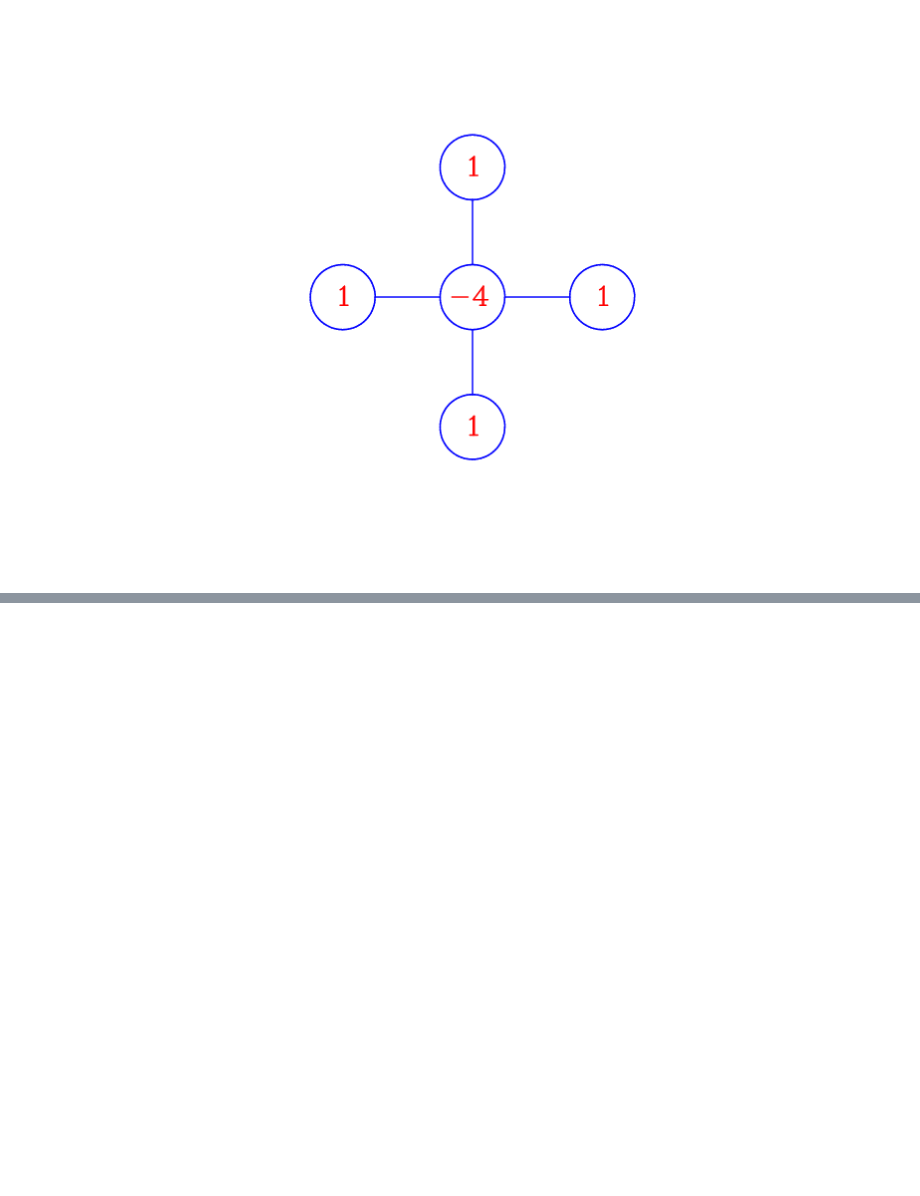
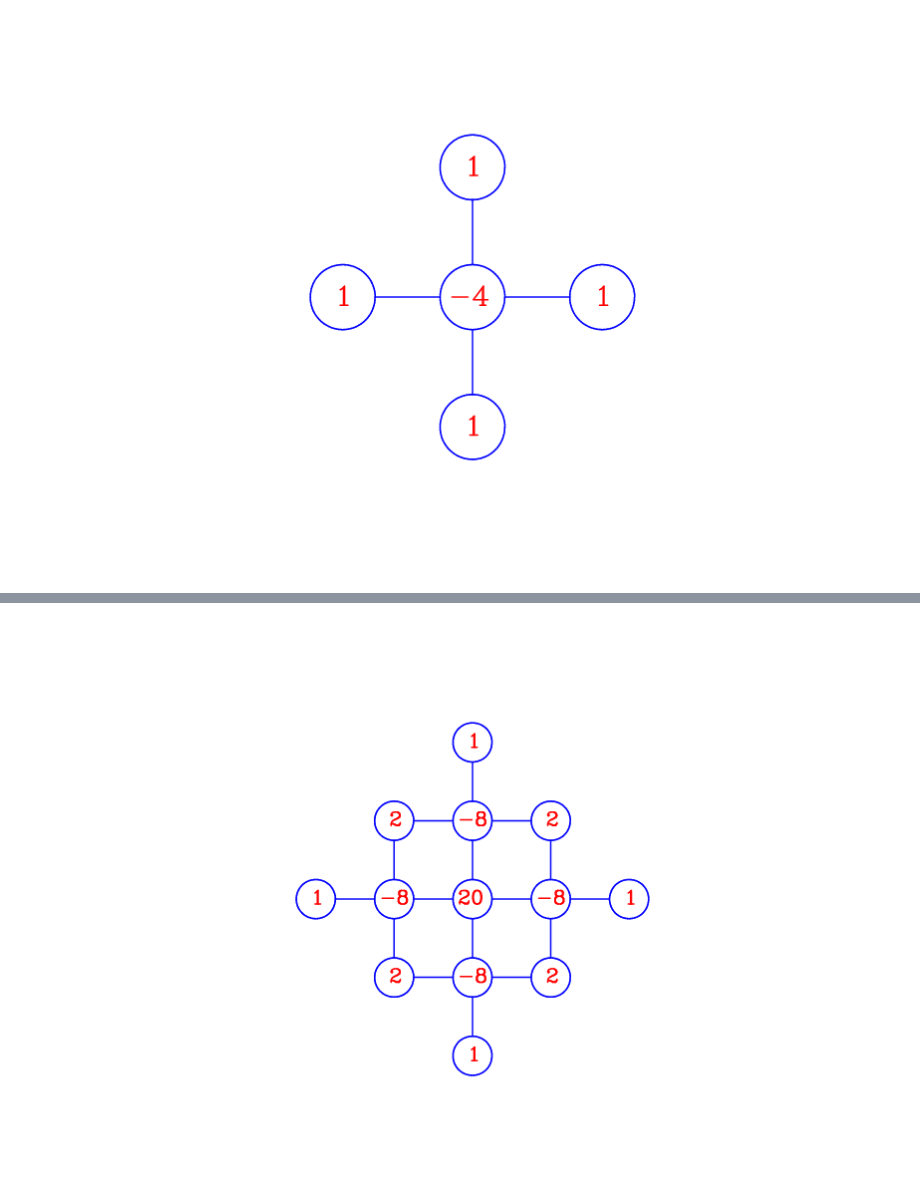
Before and after one commit to timothya87/numeric, a Jupyter notebook: lab8/Lab_8.ipynb, the cells around one changed output, grey strips where cells are left out. Cells and saved outputs as stored; diff of their text form; code cells hidden in the pictures; blank space fills up the shorter version.

```diff
--- a/lab8/Lab_8.ipynb
+++ b/lab8/Lab_8.ipynb
@@ -449,0 +537,4 @@ Image(filename='images/2diff.png',width='40%')
+# %%
+Image(filename='images/4diff.png',width='40%')
+# %% [output]
+[figure, added]
```
Also changed, not shown: parts of 8 cells of this notebook, 2 other files.
